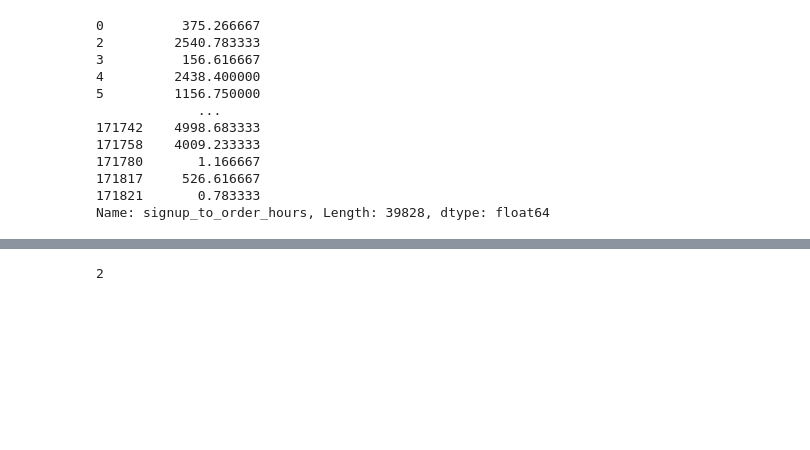
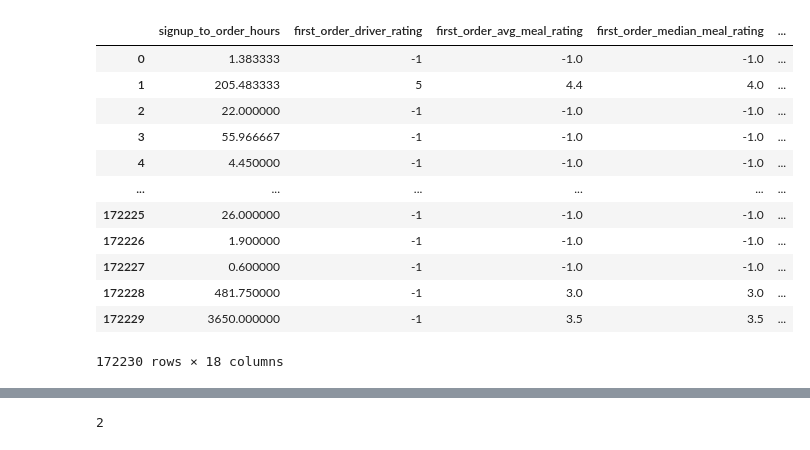
Before and after one commit to joesanfilippo/food_delivery_churn, a Jupyter notebook: notebooks/eda_notebook.ipynb, the cells around one changed output, grey strips where cells are left out. Saved outputs shown, nothing was run; the diff lists cells and outputs as text; code cells hidden in the pictures; blank space fills up the shorter version.

```diff
--- a/notebooks/eda_notebook.ipynb
+++ b/notebooks/eda_notebook.ipynb
@@ -100,21 +102,23 @@ churn_df.city_name = churn_df.city_name.map(city_dict)
 # %%
 kde_columns = churn_df.select_dtypes(include=[np.number, 'boolean']).drop('user_id', axis=1)
 target = kde_columns.pop('churned_user')
 values = kde_columns.iloc[:,0]
 values[target == False]
+kde_columns
 # %% [output]
+|  | signup_to_order_hours | first_order_driver_rating | first_order_avg_meal_rating | first_order_median_meal_rating | ... |
+| 0 | 1.383333 | -1 | -1.0 | -1.0 | ... |
+| 1 | 205.483333 | 5 | 4.4 | 4.0 | ... |
+| 2 | 22.000000 | -1 | -1.0 | -1.0 | ... |
+| 3 | 55.966667 | -1 | -1.0 | -1.0 | ... |
+| 4 | 4.450000 | -1 | -1.0 | -1.0 | ... |
+| ... | ... | ... | ... | ... | ... |
+| 172225 | 26.000000 | -1 | -1.0 | -1.0 | ... |
+| 172226 | 1.900000 | -1 | -1.0 | -1.0 | ... |
+| 172227 | 0.600000 | -1 | -1.0 | -1.0 | ... |
+| 172228 | 481.750000 | -1 | 3.0 | 3.0 | ... |
+| 172229 | 3650.000000 | -1 | 3.5 | 3.5 | ... |
-0          375.266667
-2         2540.783333
-3          156.616667
-4         2438.400000
-5         1156.750000
-             ...
-171742    4998.683333
-171758    4009.233333
-171780       1.166667
-171817     526.616667
-171821       0.783333
-Name: signup_to_order_hours, Length: 39828, dtype: float64
+172230 rows × 18 columns
 # %%
 kde_data = churn_df.select_dtypes(include=[np.number, 'boolean']).drop('user_id', axis=1)
 kde_cols = kde_data.iloc[:,:kde_data.shape[1] - 1].columns.to_list()
```
Also changed, not shown: parts of 3 cells of this notebook, 7 other files.
